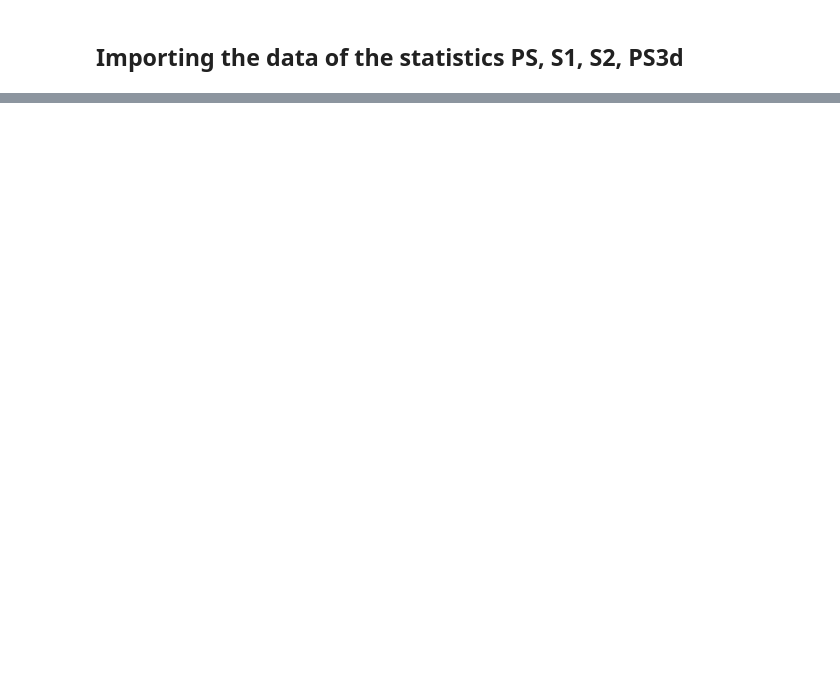
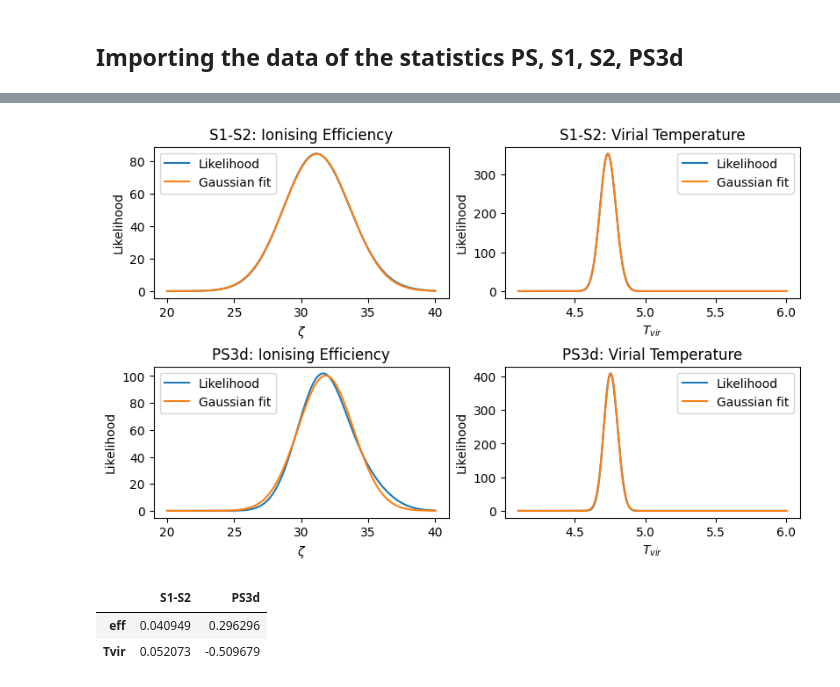
Before and after one commit to pietro-alba/pietro_sbi, a Jupyter notebook: Tutorials/5_Posterior_cornerplots.ipynb, the cells around one changed output, grey strips where cells are left out. Cells and saved outputs as stored; diff of their text form; code cells hidden in the pictures; blank space fills up the shorter version.

```diff
--- a/Tutorials/5_Posterior_cornerplots.ipynb
+++ b/Tutorials/5_Posterior_cornerplots.ipynb
@@ -214,0 +163,69 @@ Density estimator was trained for 100 epochs
+# %%
+##############
+# LIKELIHOOD #
+##############
+
+# Number of points for the likeilhood
+n = 1000
+
+# Creating a parameter grid
+grid_eff = torch.linspace(lower[0], upper[0], n)
+grid_Tvir = torch.linspace(lower[1], upper[1], n)
+parameter_grid = torch.cartesian_prod(grid_eff, grid_Tvir)
+
+# Creating an empty dictionary for the skewness.
+# The keys are the name of the statistics, and the values are dictionaries
+skew_dict = {}
+for ensemble in ensemble_list:
+    stat = '-'.join(ensemble[0]['stats'])
+    skew_dict[stat] = {}
+
+rows = len(ensemble_list)
+
+fig, ax = plt.subplots(rows,2, figsize = (8, 5), layout = 'constrained')
+
+# For loop for each ensemble
+for i,d in enumerate(posterior_list):
+    # Calculating the likelihood
+    like_eff, like_Tvir = My_P.calc_likelihood(ensemble_list[i][0], d, n, parameter_grid, ens = True)
+
+    # Calculating the skewness
+    skew_eff = My_P.calc_skew(grid_eff.clone().detach().numpy(), like_eff)
+    skew_Tvir = My_P.calc_skew(grid_Tvir.clone().detach().numpy(), like_Tvir)
+    skew_dict['-'.join(ensemble_list[i][0]['stats'])]['eff'] = skew_eff
+    skew_dict['-'.join(ensemble_list[i][0]['stats'])]['Tvir'] = skew_Tvir
+
+    # Finding the best gaussian fit
+    mu_eff, std_eff, factor_eff = My_P.find_best_gaussian(grid_eff.clone().detach().numpy(), like_eff)
+    mu_Tvir, std_Tvir, factor_Tvir = My_P.find_best_gaussian(grid_Tvir.clone().detach().numpy(), like_Tvir)
+
+    # Calculating the y values of the best gaussian fit
+    gauss_fit_eff = My_P.gaussian(grid_eff.clone().detach().numpy(), mu_eff, std_eff, factor_eff)
+    gauss_fit_Tvir = My_P.gaussian(grid_Tvir.clone().detach().numpy(), mu_Tvir, std_Tvir, factor_Tvir)
+
+
+    ax[i][0].plot(grid_eff, like_eff, label = 'Likelihood')
+    ax[i][0].plot(grid_eff, gauss_fit_eff, label = 'Gaussian fit')
+    ax[i][0].set_xlabel('$\zeta$')
+    ax[i][0].set_ylabel('Likelihood')
+    ax[i][0].legend()
+    ax[i][0].set_title('-'.join(ensemble_list[i][0]['stats']) + ': Ionising Efficiency')
+
+    ax[i][1].plot(grid_Tvir, like_Tvir, label = 'Likelihood')
+    ax[i][1].plot(grid_Tvir, gauss_fit_Tvir, label = 'Gaussian fit')
+    ax[i][1].set_xlabel('$T_{vir}$')
+    ax[i][1].set_ylabel('Likelihood')
+    ax[i][1].legend()
+    ax[i][1].set_title('-'.join(ensemble_list[i][0]['stats']) + ': Virial Temperature')
+
+
+plt.show()
+
+# Displaying a table with the values of skewness
+df = pd.DataFrame.from_dict(skew_dict)
+display(df)
+# %% [output]
+[figure, added]
+|  | S1-S2 | PS3d |
+| eff | 0.040949 | 0.296296 |
+| Tvir | 0.052073 | -0.509679 |
```
Also changed, not shown: parts of 18 cells of this notebook.
